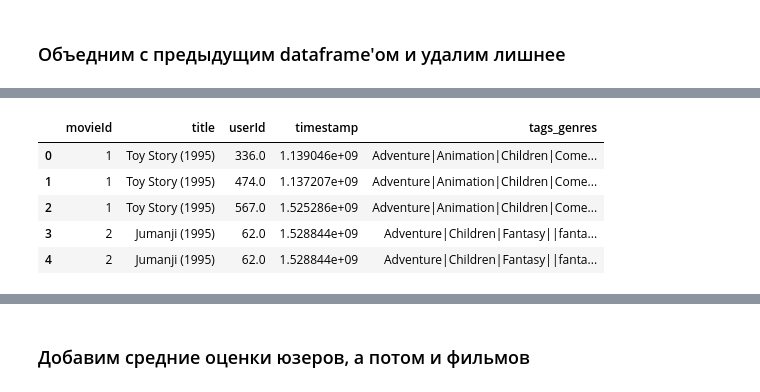
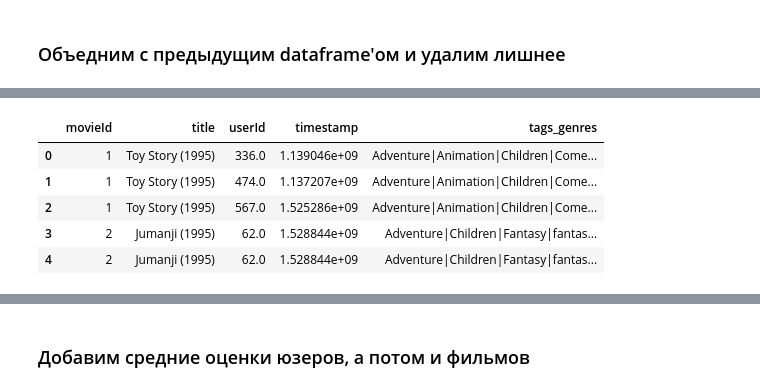
Before and after one commit to ManulTech/Netology, a Jupyter notebook: Машинное обучение - фундаментальные инструменты и практики/Section 2. Recomendation systems/Lesson 2. Рекомендации на основе содержания/Untitled.ipynb, the cells around one changed output, grey strips where cells are left out. Saved outputs shown, nothing was run; the diff lists cells and outputs as text; code cells hidden in the pictures.

```diff
--- a/Машинное обучение - фундаментальные инструменты и практики/Section 2. Recomendation systems/Lesson 2. Рекомендации на основе содержания/Untitled.ipynb
+++ b/Машинное обучение - фундаментальные инструменты и практики/Section 2. Recomendation systems/Lesson 2. Рекомендации на основе содержания/Untitled.ipynb
@@ -71,7 +75,7 @@ movies_with_tags.title.unique().shape, movies_with_tags.shape, tags.shape
 tag_strings = []
 movies_list = []
 
-for movie, group in tqdm_notebook(movies_with_tags.groupby('title')):
+for movie, group in tqdm(movies_with_tags.groupby('title')):
     tag_strings.append(' '.join([str(s).replace(' ', '').replace('-', '') for s in group.tag.values]))
     movies_list.append(movie)
 # %% [output]
@@ -153,13 +157,13 @@ movies_with_tags.head()
 | 3 | 2 | Jumanji (1995) | Adventure|Children|Fantasy | 62.0 | fantasy | 1.528844e+09 | |fantasy|magicboardgame|RobinWill... |
 | 4 | 2 | Jumanji (1995) | Adventure|Children|Fantasy | 62.0 | magic board game | 1.528844e+09 | |fantasy|magicboardgame|RobinWill... |
 # %%
-movies_with_tags['tags_genres'] = movies_with_tags['genres'] + '|' + movies_with_tags['tag_y']
+movies_with_tags['tags_genres'] = movies_with_tags['genres'] + movies_with_tags['tag_y']
 movies_with_tags.drop(['genres', 'tag_x', 'tag_y'], axis=1, inplace=True)
 movies_with_tags.head()
 # %% [output]
 |  | movieId | title | userId | timestamp | tags_genres |
 | 0 | 1 | Toy Story (1995) | 336.0 | 1.139046e+09 | Adventure|Animation|Children|Come... |
 | 1 | 1 | Toy Story (1995) | 474.0 | 1.137207e+09 | Adventure|Animation|Children|Come... |
 | 2 | 1 | Toy Story (1995) | 567.0 | 1.525286e+09 | Adventure|Animation|Children|Come... |
-| 3 | 2 | Jumanji (1995) | 62.0 | 1.528844e+09 | Adventure|Children|Fantasy||fanta... |
-| 4 | 2 | Jumanji (1995) | 62.0 | 1.528844e+09 | Adventure|Children|Fantasy||fanta... |
+| 3 | 2 | Jumanji (1995) | 62.0 | 1.528844e+09 | Adventure|Children|Fantasy|fantas... |
+| 4 | 2 | Jumanji (1995) | 62.0 | 1.528844e+09 | Adventure|Children|Fantasy|fantas... |
```
Also changed, not shown: parts of 58 cells of this notebook, 1 other file.
